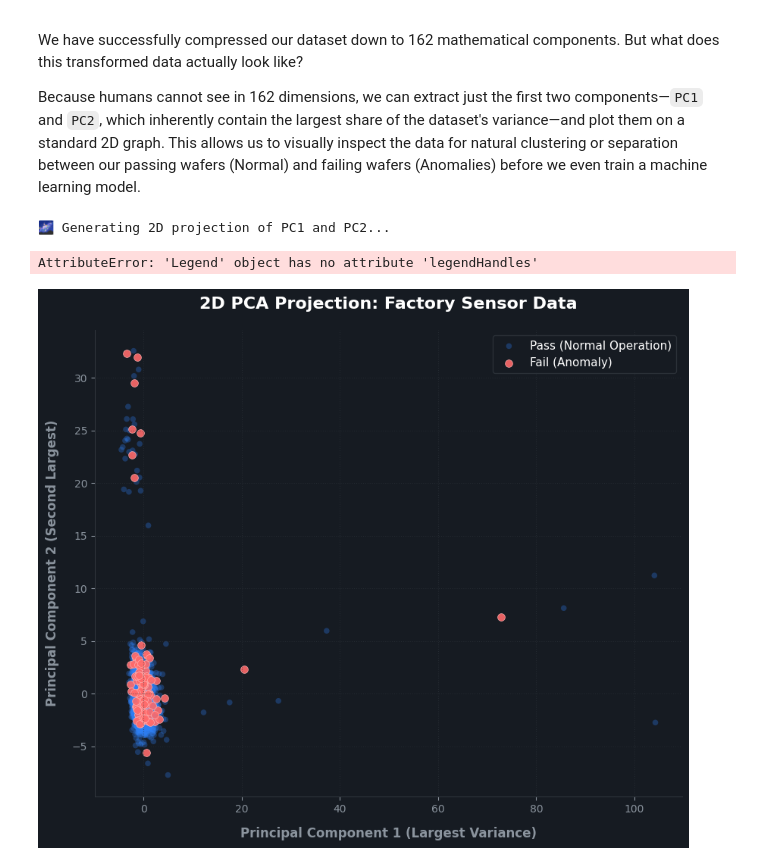
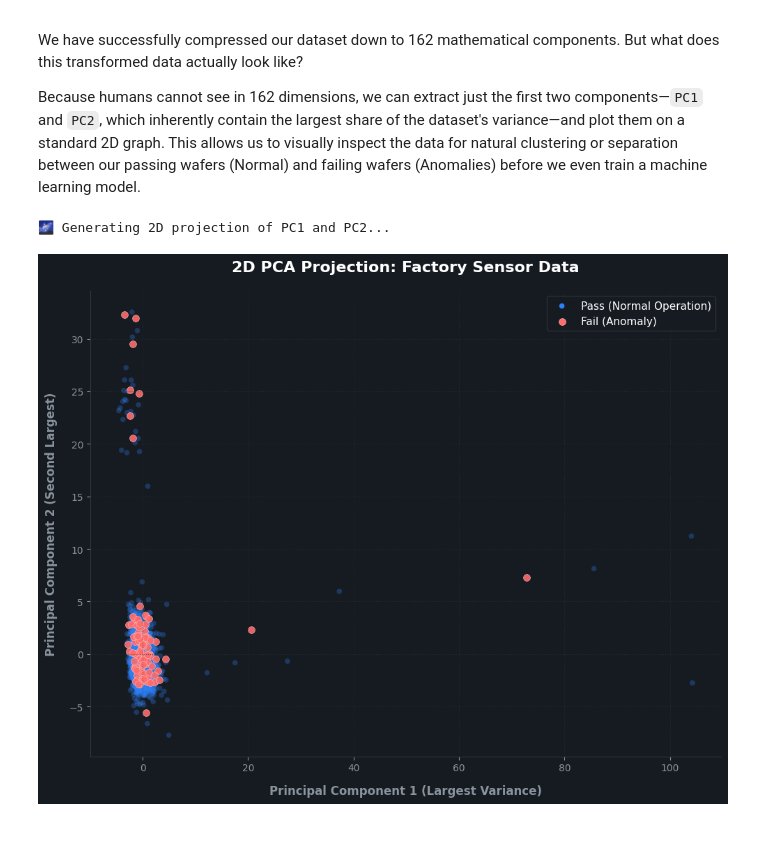
Before and after one commit to sultanjacob/Applied-Machine-Learning, a Jupyter notebook: Phase_10_Dimensionality_Reduction/10_PCA_Predictive_Maintenance.ipynb, the cells around one changed output. Saved outputs shown, nothing was run; the diff lists cells and outputs as text; code cells hidden in the pictures; blank space fills up the shorter version.

```diff
--- a/Phase_10_Dimensionality_Reduction/10_PCA_Predictive_Maintenance.ipynb
+++ b/Phase_10_Dimensionality_Reduction/10_PCA_Predictive_Maintenance.ipynb
@@ -334,7 +334,7 @@ import matplotlib.pyplot as plt
 
 print("🌌 Generating 2D projection of PC1 and PC2...\n")
 
-# 1. Separate the classes so we can layer them (preventing the majority class from hiding the anomalies)
+# 1. Separate the classes so we can layer them
 normal_wafers = final_processed_df[final_processed_df['Target'] == -1]
 failed_wafers = final_processed_df[final_processed_df['Target'] == 1]
 
@@ -347,34 +347,33 @@ ax.set_facecolor('#161b22')
 ax.scatter(normal_wafers['PC1'], normal_wafers['PC2'],
            color='#2f81f7', alpha=0.3, s=30, label='Pass (Normal Operation)', edgecolors='none')
 
 # 4. Plot the Failures on top (Vibrant red, higher opacity)
 ax.scatter(failed_wafers['PC1'], failed_wafers['PC2'],
            color='#ff6b6b', alpha=0.9, s=50, label='Fail (Anomaly)', edgecolors='#ffb4b4', linewidth=0.5)
 
 # 5. Professional typography and formatting
 ax.set_title('2D PCA Projection: Factory Sensor Data',
              color='white', fontsize=16, fontweight='bold', pad=20)
 ax.set_xlabel('Principal Component 1 (Largest Variance)', color='#8b949e', fontsize=12, fontweight='bold', labelpad=12)
 ax.set_ylabel('Principal Component 2 (Second Largest)', color='#8b949e', fontsize=12, fontweight='bold', labelpad=12)
 
 # 6. Clean up visual clutter
 ax.spines['top'].set_visible(False)
 ax.spines['right'].set_visible(False)
 ax.spines['left'].set_color('#30363d')
 ax.spines['bottom'].set_color('#30363d')
 ax.tick_params(axis='both', colors='#8b949e', labelsize=10)
 ax.grid(color='#30363d', linestyle=':', alpha=0.6)
 
-# 7. Add legend
+# 7. Add legend (Fixed for modern Matplotlib)
 legend = ax.legend(loc='best', frameon=True, facecolor='#161b22', edgecolor='#30363d', fontsize=11)
 for text in legend.get_texts():
     text.set_color('white')
-for lh in legend.legendHandles:
+for lh in legend.legend_handles:
     lh.set_alpha(1)
 
 plt.tight_layout()
 plt.show()
 # %% [output]
 🌌 Generating 2D projection of PC1 and PC2...
-AttributeError: 'Legend' object has no attribute 'legendHandles'
-[figure, old version]
+[figure, new version]
```
Also changed, not shown: parts of 1 cell of this notebook.
